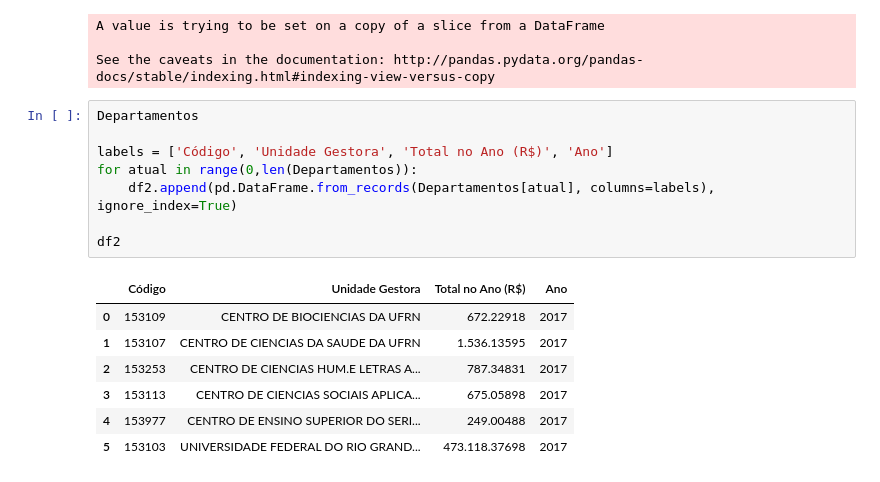
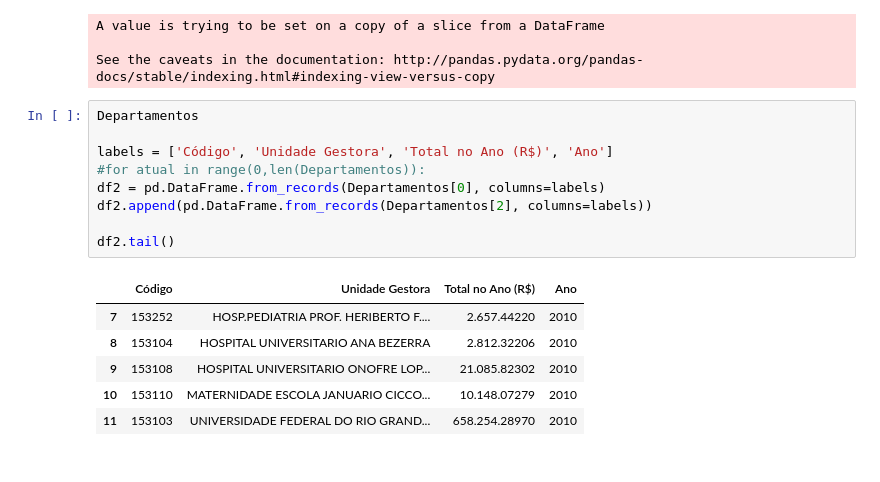
Before and after one commit to bombermal/O_Cabueta, a Jupyter notebook: O Cabueta.ipynb, the cells around one changed output. Drawn from its saved outputs; the diff is of its cells as text.

```diff
--- a/O Cabueta.ipynb
+++ b/O Cabueta.ipynb
@@ -443,16 +463,16 @@ See the caveats in the documentation: http://pandas.pydata.org/pandas-docs/stabl
 # %%
 Departamentos
 
 labels = ['Código', 'Unidade Gestora', 'Total no Ano (R$)', 'Ano']
-for atual in range(0,len(Departamentos)):
-    df2.append(pd.DataFrame.from_records(Departamentos[atual], columns=labels), ignore_index=True)
+#for atual in range(0,len(Departamentos)):
+df2 = pd.DataFrame.from_records(Departamentos[0], columns=labels)
+df2.append(pd.DataFrame.from_records(Departamentos[2], columns=labels))
 
-df2
+df2.tail()
 # %% [output]
 |  | Código | Unidade Gestora | Total no Ano (R$) | Ano |
-| 0 | 153109 | CENTRO DE BIOCIENCIAS DA UFRN | 672.22918 | 2017 |
-| 1 | 153107 | CENTRO DE CIENCIAS DA SAUDE DA UFRN | 1.536.13595 | 2017 |
-| 2 | 153253 | CENTRO DE CIENCIAS HUM.E LETRAS A... | 787.34831 | 2017 |
-| 3 | 153113 | CENTRO DE CIENCIAS SOCIAIS APLICA... | 675.05898 | 2017 |
-| 4 | 153977 | CENTRO DE ENSINO SUPERIOR DO SERI... | 249.00488 | 2017 |
-| 5 | 153103 | UNIVERSIDADE FEDERAL DO RIO GRAND... | 473.118.37698 | 2017 |
+| 7 | 153252 | HOSP.PEDIATRIA PROF. HERIBERTO F.... | 2.657.44220 | 2010 |
+| 8 | 153104 | HOSPITAL UNIVERSITARIO ANA BEZERRA | 2.812.32206 | 2010 |
+| 9 | 153108 | HOSPITAL UNIVERSITARIO ONOFRE LOP... | 21.085.82302 | 2010 |
+| 10 | 153110 | MATERNIDADE ESCOLA JANUARIO CICCO... | 10.148.07279 | 2010 |
+| 11 | 153103 | UNIVERSIDADE FEDERAL DO RIO GRAND... | 658.254.28970 | 2010 |
```
Also changed, not shown: parts of 6 cells of this notebook.
